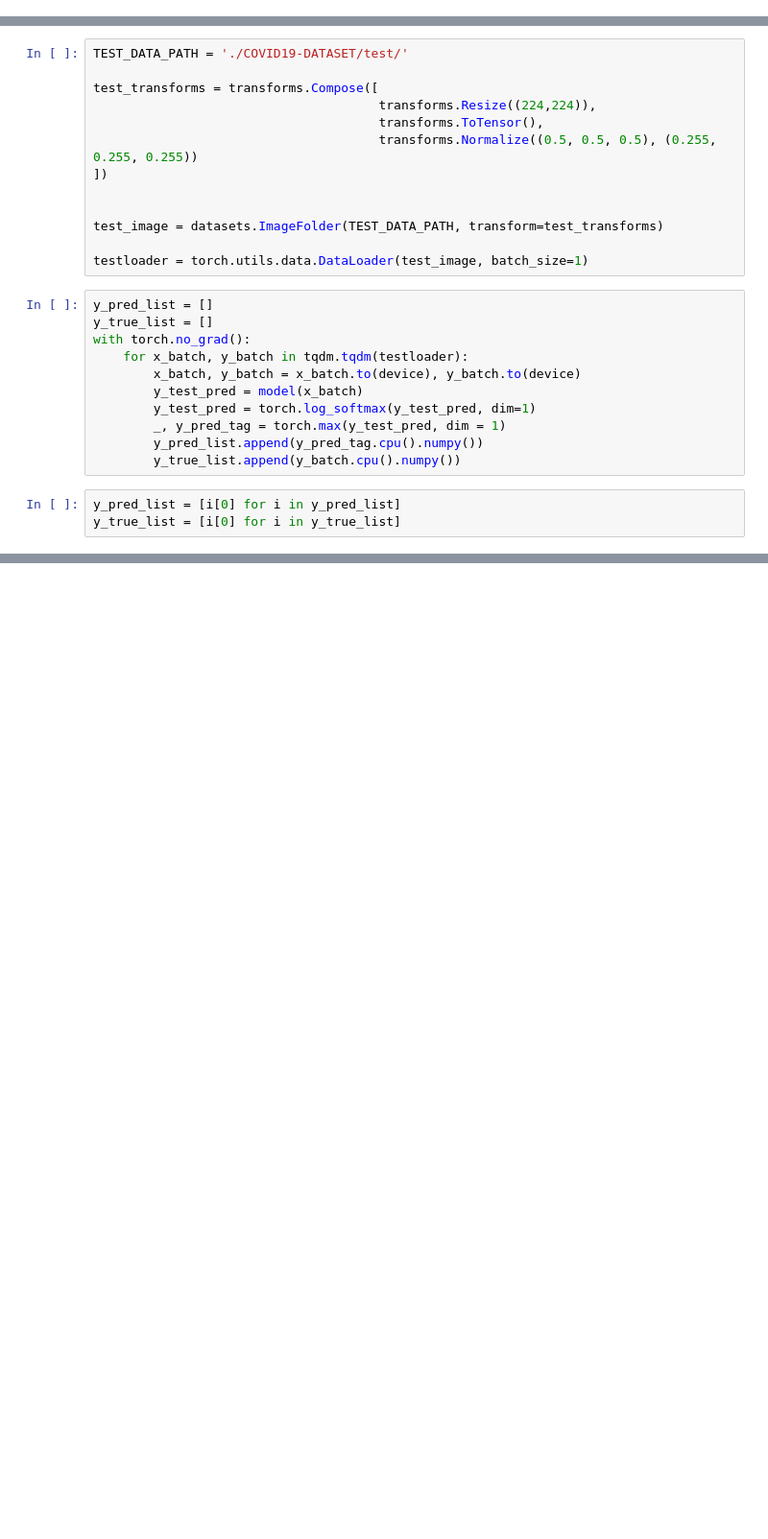
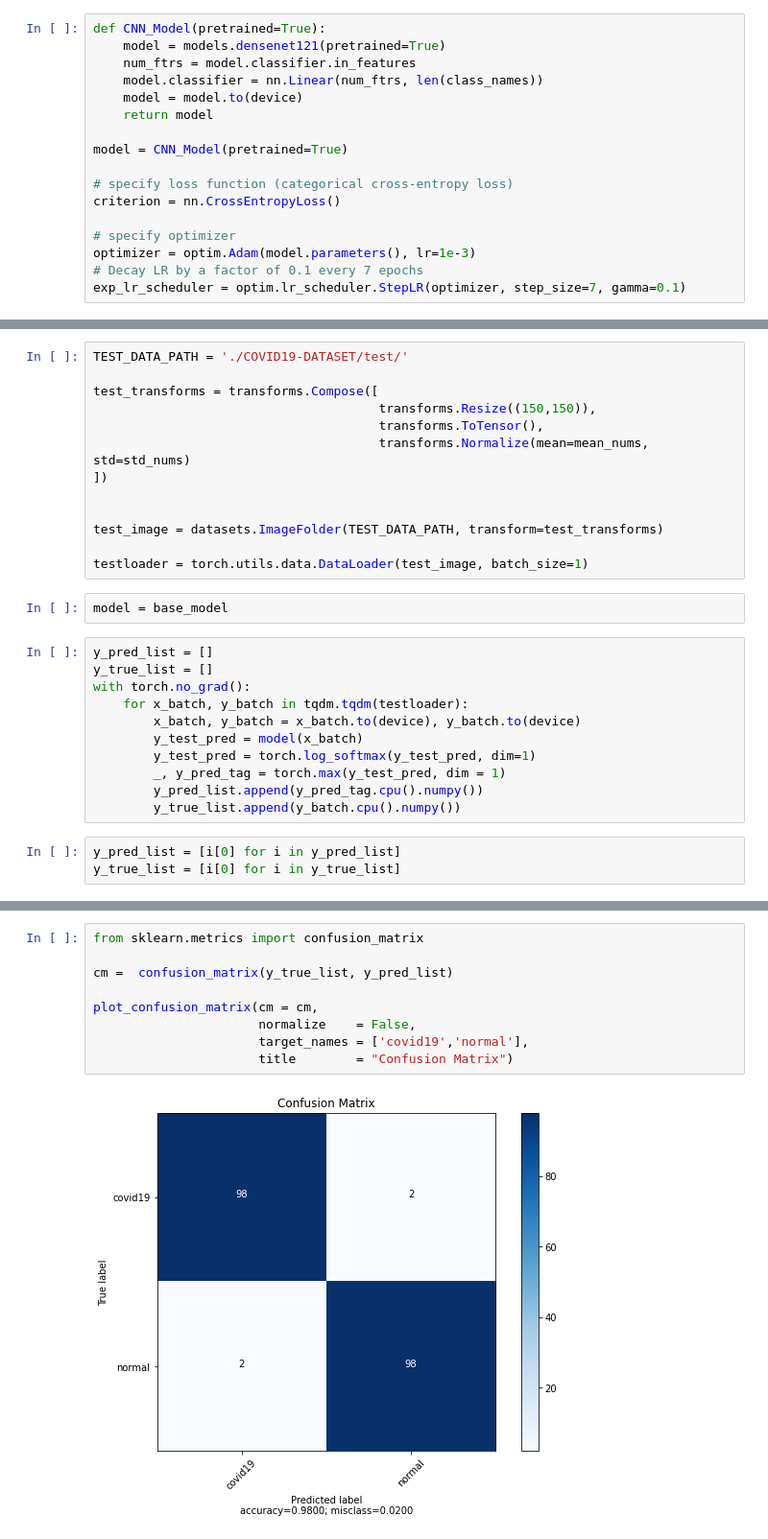
Before and after one commit to arunpandian7/covid-19-detection, a Jupyter notebook: covid_19_detection.ipynb, the cells around one changed output, grey strips where cells are left out. Shown at 96% size. Drawn from its saved outputs; the diff is of its cells as text; blank space fills up the shorter version.

```diff
--- a/covid_19_detection.ipynb
+++ b/covid_19_detection.ipynb
@@ -54,0 +151,17 @@ os.environ['KAGGLE_KEY'] = "25dbb2e10820d88ba10574246a9b83dd"
+# %%
+def CNN_Model(pretrained=True):
+    model = models.densenet121(pretrained=True)
+    num_ftrs = model.classifier.in_features
+    model.classifier = nn.Linear(num_ftrs, len(class_names))
+    model = model.to(device)
+    return model
+
+model = CNN_Model(pretrained=True)
+
+# specify loss function (categorical cross-entropy loss)
+criterion = nn.CrossEntropyLoss()
+
+# specify optimizer
+optimizer = optim.Adam(model.parameters(), lr=1e-3)
+# Decay LR by a factor of 0.1 every 7 epochs
+exp_lr_scheduler = optim.lr_scheduler.StepLR(optimizer, step_size=7, gamma=0.1)
@@ -319,15 +345,17 @@ for image in os.listdir(COVID_TEST):
 TEST_DATA_PATH = './COVID19-DATASET/test/'
 
 test_transforms = transforms.Compose([
-                                      transforms.Resize((224,224)),
+                                      transforms.Resize((150,150)),
                                       transforms.ToTensor(),
-                                      transforms.Normalize((0.5, 0.5, 0.5), (0.255, 0.255, 0.255))
+                                      transforms.Normalize(mean=mean_nums, std=std_nums)
 ])
 
 
 test_image = datasets.ImageFolder(TEST_DATA_PATH, transform=test_transforms)
 
 testloader = torch.utils.data.DataLoader(test_image, batch_size=1)
+# %%
+model = base_model
 # %%
 y_pred_list = []
 y_true_list = []
@@ -354,0 +431,11 @@ weighted avg       1.00      1.00      1.00       219
+# %%
+from sklearn.metrics import confusion_matrix
+
+cm =  confusion_matrix(y_true_list, y_pred_list)
+
+plot_confusion_matrix(cm = cm,
+                      normalize    = False,
+                      target_names = ['covid19','normal'],
+                      title        = "Confusion Matrix")
+# %% [output]
+[figure, added]
```
Also changed, not shown: parts of 42 cells of this notebook, 2 other files.
